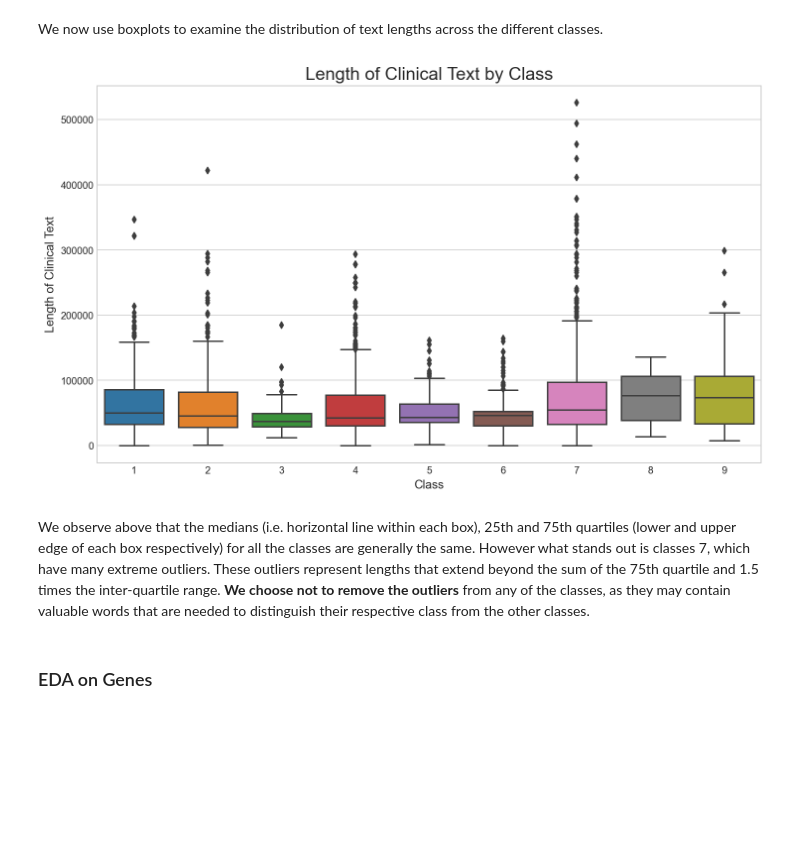
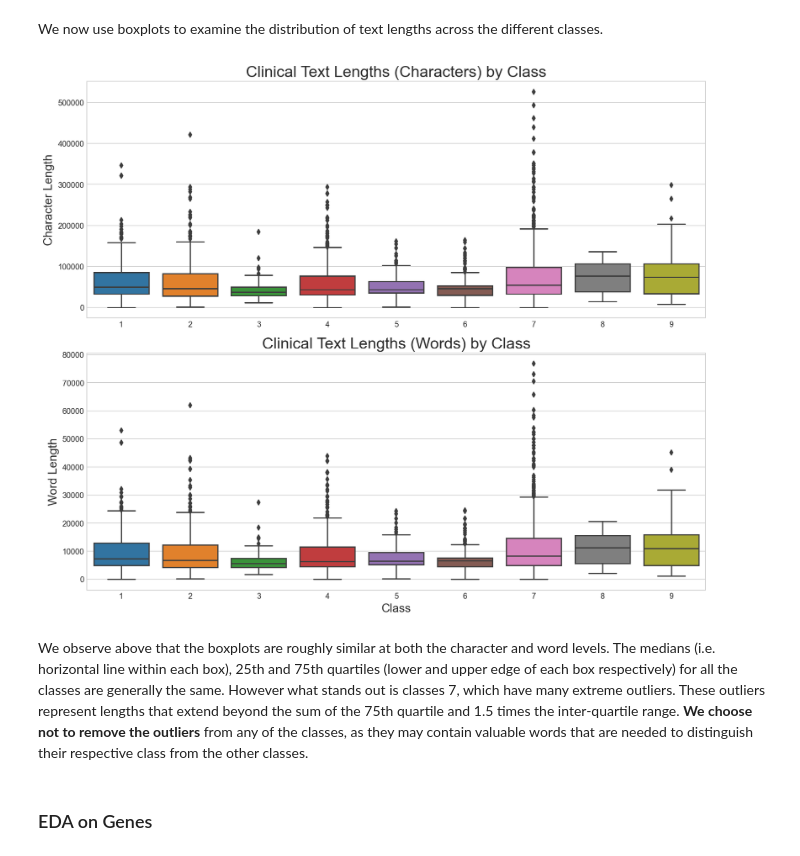
Before and after one commit to yuchye/Capstone, a Jupyter notebook: code/01_Data_Cleaning_and_EDA.ipynb, the cells around one changed output. Saved outputs shown, nothing was run; the diff lists cells and outputs as text; code cells hidden in the pictures; blank space fills up the shorter version.

```diff
--- a/code/01_Data_Cleaning_and_EDA.ipynb
+++ b/code/01_Data_Cleaning_and_EDA.ipynb
@@ -336,15 +378,23 @@ We see above that all the 9 classes follow a roughly similar distribution, based
 # %% [markdown]
 We now use boxplots to examine the distribution of text lengths across the different classes.
-# %%
-plt.figure(figsize=(12,7))
-sns.boxplot(x='class', y=train['text'].str.len(), data=train)
-plt.xlabel("Class", fontsize=12)
-plt.ylabel("Length of Clinical Text", fontsize=12)
-plt.title("Length of Clinical Text by Class", fontsize=18);
-# %% [output]
-[figure, removed]
+# %%
+fig, axes = plt.subplots(2, 1, figsize=(12, 10))
+
+sns.boxplot(x='class', y='text', data=train_len, ax=axes[0])
+axes[0].set_title("Clinical Text Lengths (Characters) by Class", fontsize=20)
+axes[0].set_xlabel(None)
+axes[0].set_ylabel("Character Length", fontsize=15)
+
+sns.boxplot(x='class', y='word_len', data=train_len, ax=axes[1])
+axes[1].set_title("Clinical Text Lengths (Words) by Class", fontsize=20)
+axes[1].set_xlabel("Class", fontsize=15)
+axes[1].set_ylabel("Word Length", fontsize=15)
+
+fig.tight_layout();
+# %% [output]
+[figure, added]
 # %% [markdown]
-We observe above that the medians (i.e. horizontal line within each box), 25th and 75th quartiles (lower and upper edge of each box respectively) for all the classes are generally the same. However what stands out is classes 7, which have many extreme outliers. These outliers represent lengths that extend beyond the sum of the 75th quartile and 1.5 times the inter-quartile range. **We choose not to remove the outliers** from any of the classes, as they may contain valuable words that are needed to distinguish their respective class from the other classes.
+We observe above that the boxplots are roughly similar at both the character and word levels. The medians (i.e. horizontal line within each box), 25th and 75th quartiles (lower and upper edge of each box respectively) for all the classes are generally the same. However what stands out is classes 7, which have many extreme outliers. These outliers represent lengths that extend beyond the sum of the 75th quartile and 1.5 times the inter-quartile range. **We choose not to remove the outliers** from any of the classes, as they may contain valuable words that are needed to distinguish their respective class from the other classes.
 # %% [markdown]
 ### EDA on Genes
 # %%
```
Also changed, not shown: parts of 11 cells of this notebook, 2 other files.
